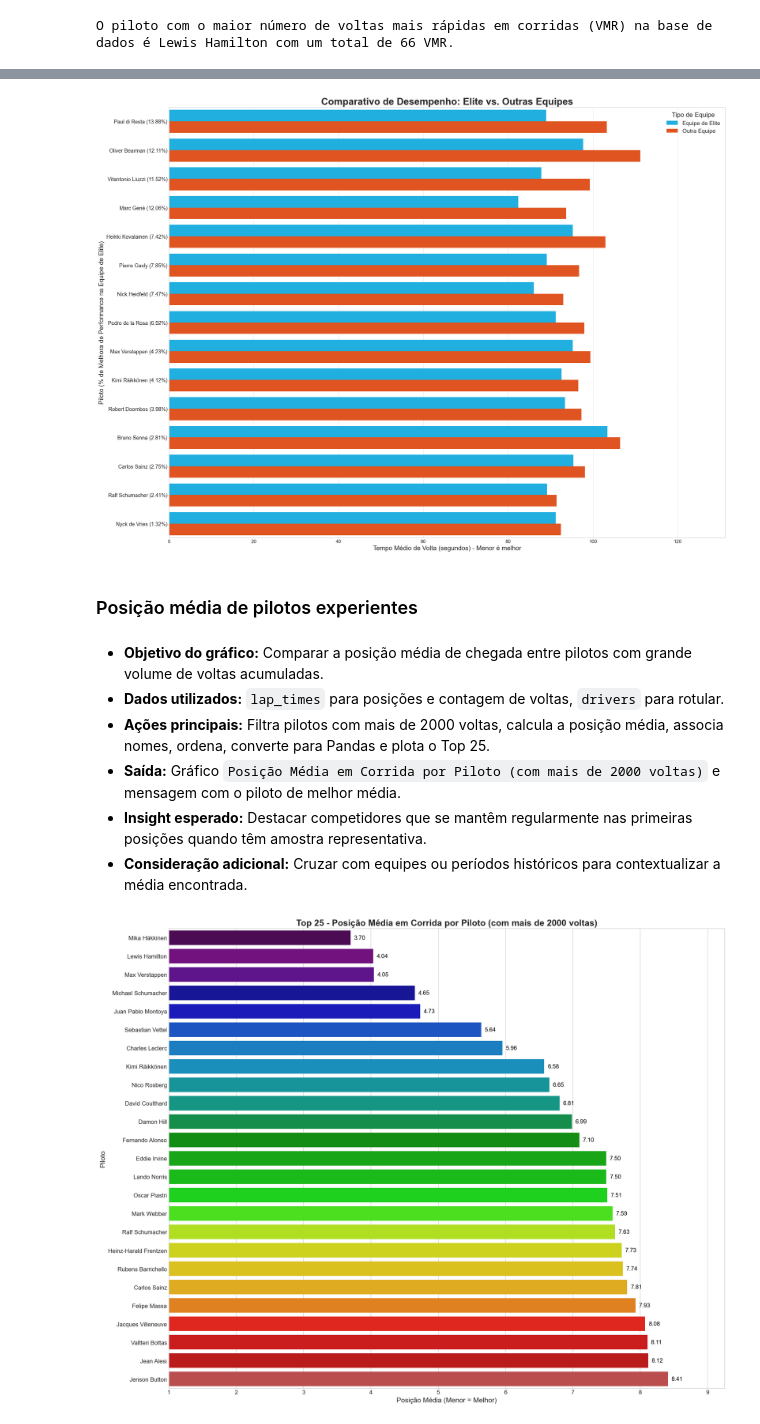
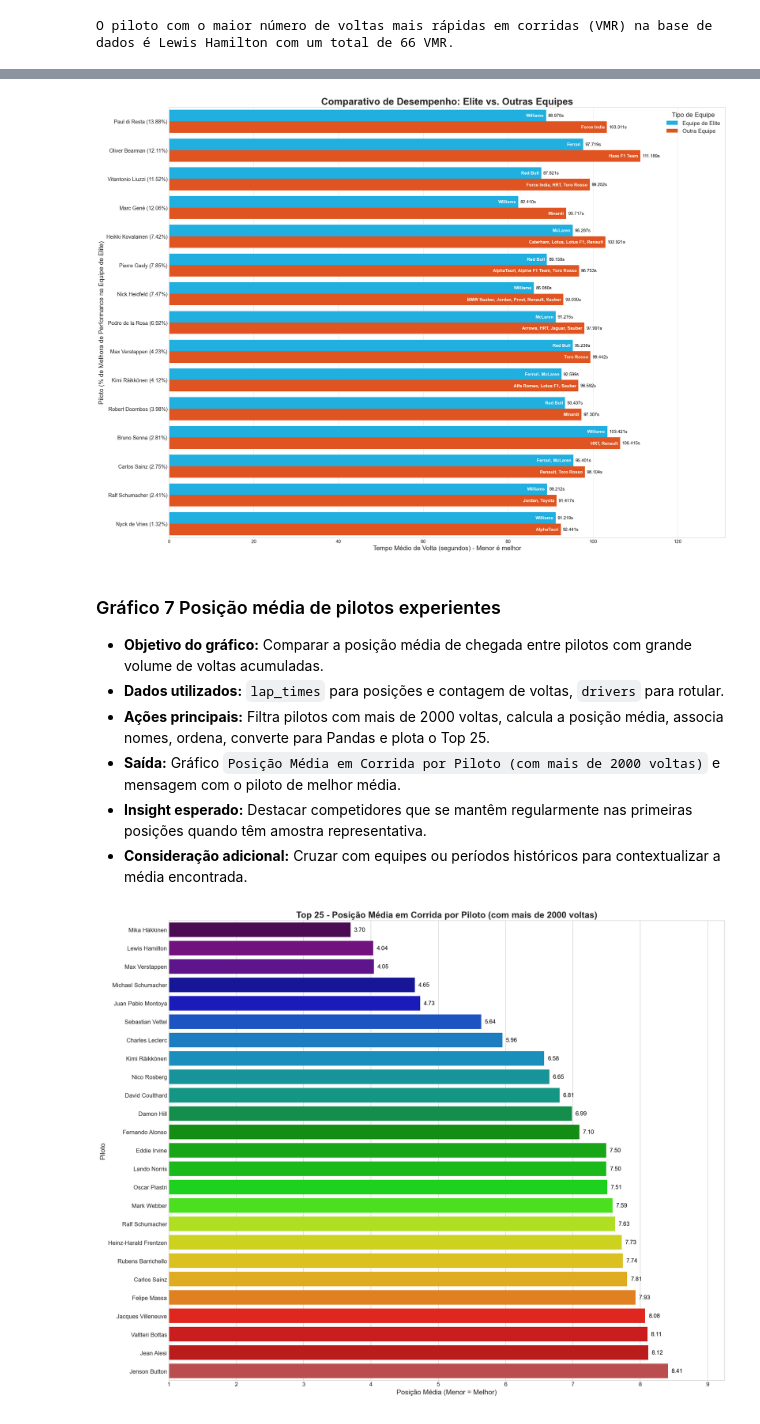
Before and after one commit to Julio1099/formula1-analytics, a Jupyter notebook: Data Layer/raw/i.ipynb, the cells around one changed output, grey strips where cells are left out. Cells and saved outputs as stored; diff of their text form; code cells hidden in the pictures.

Commit message:
polir gráficos e textos
Co-authored-by: Julio1099  <juliio1520@gmail.com>

```diff
--- a/Data Layer/raw/i.ipynb
+++ b/Data Layer/raw/i.ipynb
@@ -499,40 +583,63 @@ fig, ax = plt.subplots(figsize=(22, 16))
 sns.barplot(
     data=chart_data,
     y='driver_name',
     x='avg_lap_s',
     hue='team_category',
     orient='h',
     palette={'Equipe de Elite': '#00BFFF', 'Outra Equipe': '#FF4500'},
     ax=ax,
     order=top_drivers_order,
     hue_order=hue_order
 )
 
+
+for container in ax.containers:
+    ax.bar_label(container, fmt='%.3fs', padding=5, fontsize=11, color='black')
+
 for category_index, container in enumerate(ax.containers):
-    pass
+    category = hue_order[category_index]
+    for driver_index, p in enumerate(container):
+        driver_name = top_drivers_order[driver_index]
+
+        row_data = chart_data[
+            (chart_data['driver_name'] == driver_name) &
+            (chart_data['team_category'] == category)
+        ]
+
+        if not row_data.empty:
+            teams_string = row_data.iloc[0]['teams_str']
+            width = p.get_width()
+
+            if width > 10:
+                ax.text(width - 0.5,
+                        p.get_y() + p.get_height() / 2,
+                        teams_string,
+                        ha='right',
+                        va='center',
+                        color='white',
+                        fontsize=11,
+                        weight='bold')
 
 ax.set_title('Comparativo de Desempenho: Elite vs. Outras Equipes', fontsize=24, weight='bold')
 ax.set_xlabel('Tempo Médio de Volta (segundos) - Menor é melhor', fontsize=16)
 ax.set_ylabel('Piloto (% de Melhora de Performance na Equipe de Elite)', fontsize=16)
 
-
 ax.set_yticks(range(len(top_drivers_order)))
-
 ax.set_yticklabels(new_yticklabels)
 
 ax.tick_params(axis='y', labelsize=13)
 ax.tick_params(axis='x', labelsize=12)
 ax.set_xlim(right=chart_data['avg_lap_s'].max() * 1.18)
 ax.legend(title='Tipo de Equipe', fontsize=14, title_fontsize=16)
 ax.grid(True, which='major', linestyle='--', linewidth=0.6, axis='x')
 
 plt.tight_layout()
 plt.show()
 # %% [output]
-[figure, old version]
+[figure, new version]
-# %% [markdown]
-### Posição média de pilotos experientes
 # %% [markdown]
+### Gráfico 7 Posição média de pilotos experientes
+
 - **Objetivo do gráfico:** Comparar a posição média de chegada entre pilotos com grande volume de voltas acumuladas.
 - **Dados utilizados:** `lap_times` para posições e contagem de voltas, `drivers` para rotular.
 - **Ações principais:** Filtra pilotos com mais de 2000 voltas, calcula a posição média, associa nomes, ordena, converte para Pandas e plota o Top 25.
```
Also changed, not shown: parts of 36 cells of this notebook.
